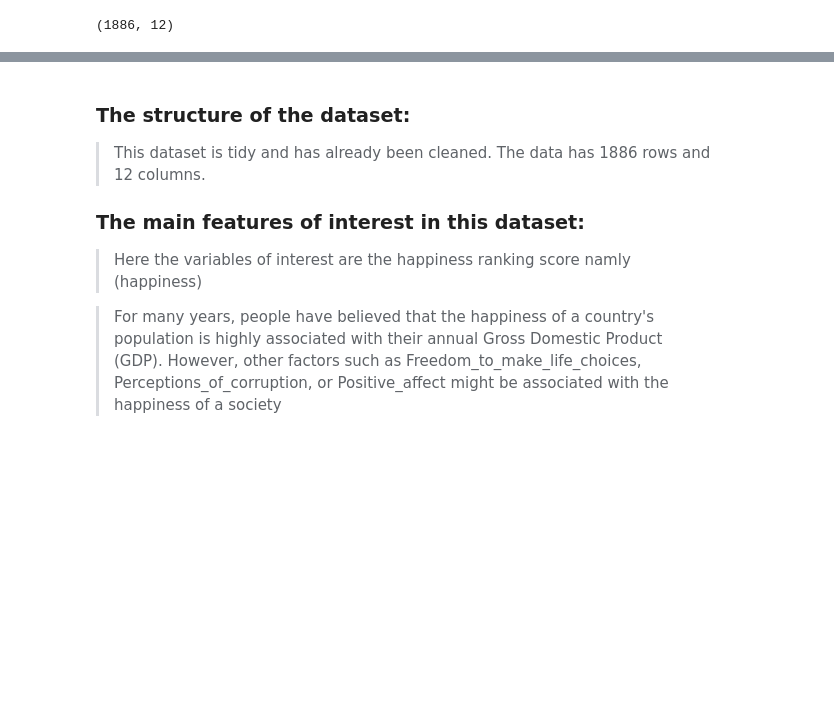
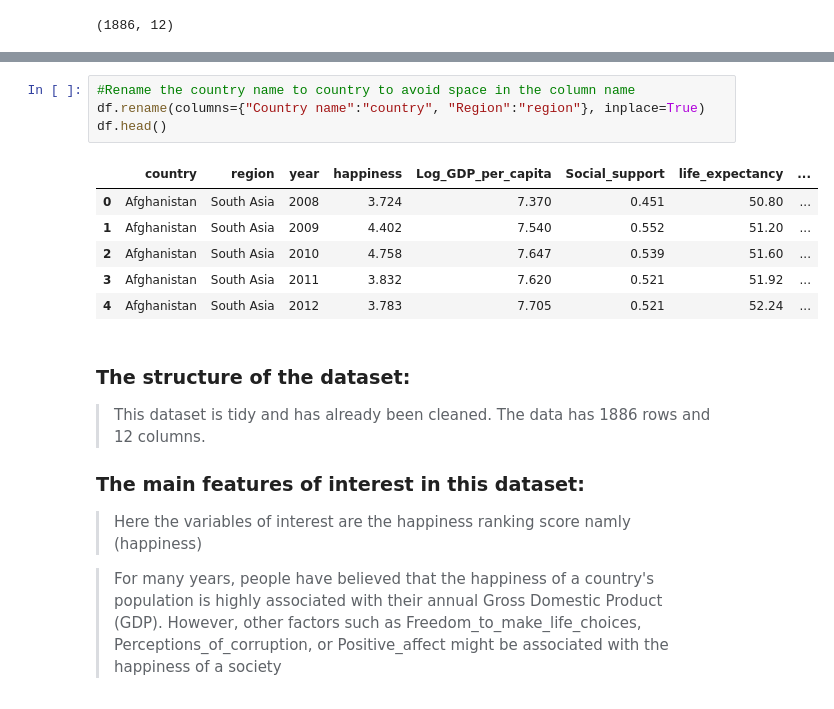
Before and after one commit to BBenyamini/EDA, a Jupyter notebook: notebook.ipynb, the cells around one changed output, grey strips where cells are left out. Saved outputs shown, nothing was run; the diff lists cells and outputs as text; blank space fills up the shorter version.

```diff
--- a/notebook.ipynb
+++ b/notebook.ipynb
@@ -35,6 +35,17 @@ df.head()
 | 2 | Afghanistan | South Asia | 2010 | 4.758 | 7.647 | 0.539 | 51.60 | ... |
 | 3 | Afghanistan | South Asia | 2011 | 3.832 | 7.620 | 0.521 | 51.92 | ... |
 | 4 | Afghanistan | South Asia | 2012 | 3.783 | 7.705 | 0.521 | 52.24 | ... |
+# %%
+#Rename the country name to country to avoid space in the column name
+df.rename(columns={"Country name":"country", "Region":"region"}, inplace=True)
+df.head()
+# %% [output]
+|  | country | region | year | happiness | Log_GDP_per_capita | Social_support | life_expectancy | ... |
+| 0 | Afghanistan | South Asia | 2008 | 3.724 | 7.370 | 0.451 | 50.80 | ... |
+| 1 | Afghanistan | South Asia | 2009 | 4.402 | 7.540 | 0.552 | 51.20 | ... |
+| 2 | Afghanistan | South Asia | 2010 | 4.758 | 7.647 | 0.539 | 51.60 | ... |
+| 3 | Afghanistan | South Asia | 2011 | 3.832 | 7.620 | 0.521 | 51.92 | ... |
+| 4 | Afghanistan | South Asia | 2012 | 3.783 | 7.705 | 0.521 | 52.24 | ... |
 # %% [markdown]
 ### The structure of the dataset:
 
```
Also changed, not shown: parts of 6 cells of this notebook.
